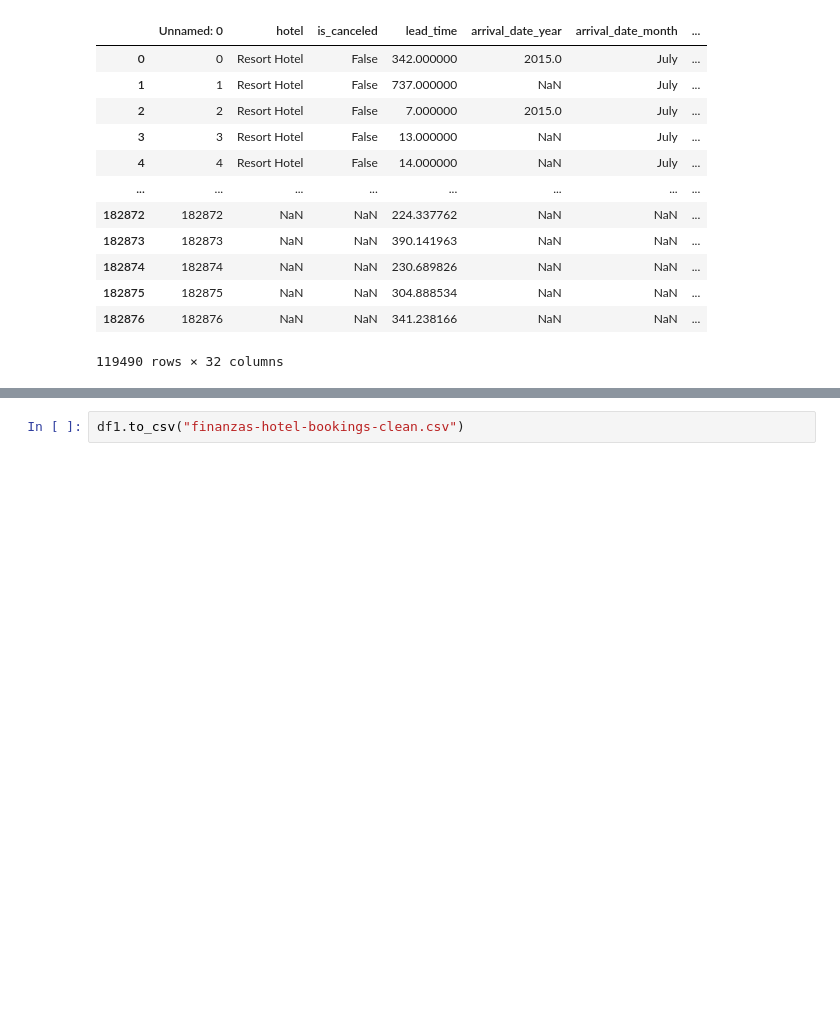
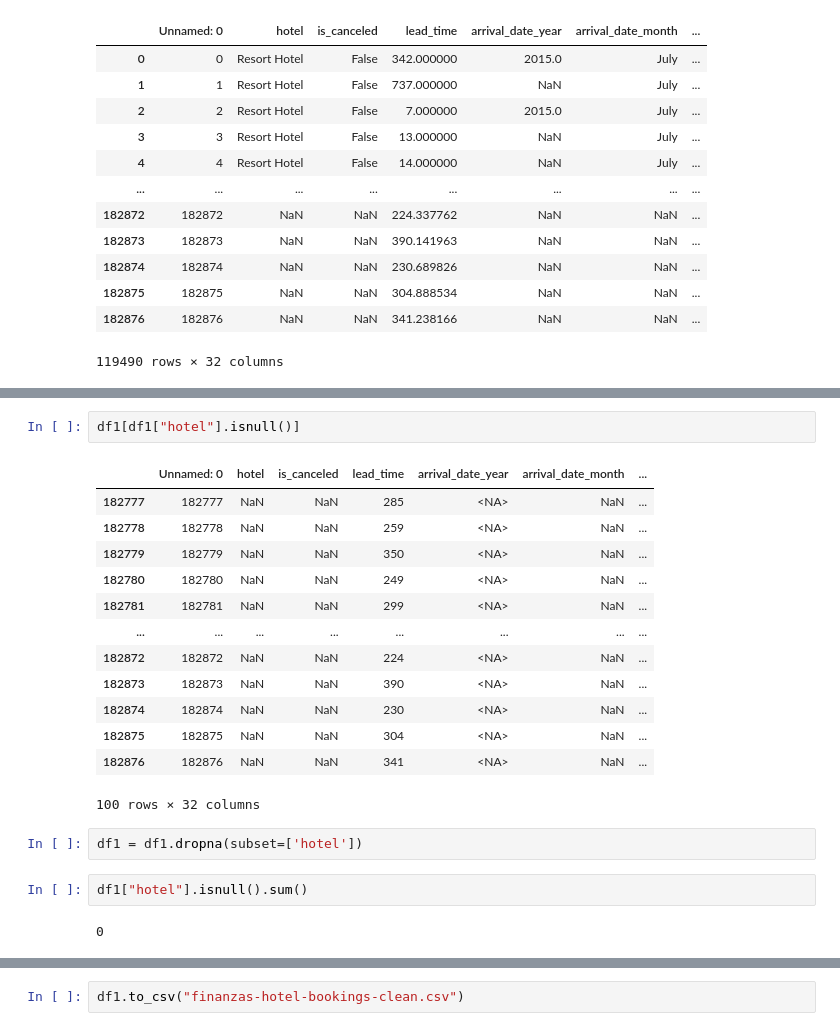
Before and after one commit to RachelCaste/project-da-promo-H-modulo-4-team-2, a Jupyter notebook: Limpieza_Ra.ipynb, the cells around one changed output, grey strips where cells are left out. Cells and saved outputs as stored; diff of their text form; blank space fills up the shorter version.

```diff
--- a/Limpieza_Ra.ipynb
+++ b/Limpieza_Ra.ipynb
@@ -419,0 +436,22 @@ df1
+# %%
+df1[df1["hotel"].isnull()]
+# %% [output]
+|  | Unnamed: 0 | hotel | is_canceled | lead_time | arrival_date_year | arrival_date_month | ... |
+| 182777 | 182777 | NaN | NaN | 285 | <NA> | NaN | ... |
+| 182778 | 182778 | NaN | NaN | 259 | <NA> | NaN | ... |
+| 182779 | 182779 | NaN | NaN | 350 | <NA> | NaN | ... |
+| 182780 | 182780 | NaN | NaN | 249 | <NA> | NaN | ... |
+| 182781 | 182781 | NaN | NaN | 299 | <NA> | NaN | ... |
+| ... | ... | ... | ... | ... | ... | ... | ... |
+| 182872 | 182872 | NaN | NaN | 224 | <NA> | NaN | ... |
+| 182873 | 182873 | NaN | NaN | 390 | <NA> | NaN | ... |
+| 182874 | 182874 | NaN | NaN | 230 | <NA> | NaN | ... |
+| 182875 | 182875 | NaN | NaN | 304 | <NA> | NaN | ... |
+| 182876 | 182876 | NaN | NaN | 341 | <NA> | NaN | ... |
+100 rows × 32 columns
+# %%
+df1 = df1.dropna(subset=['hotel'])
+# %%
+df1["hotel"].isnull().sum()
+# %% [output]
+0
```
Also changed, not shown: parts of 34 cells of this notebook, 1 other file.
